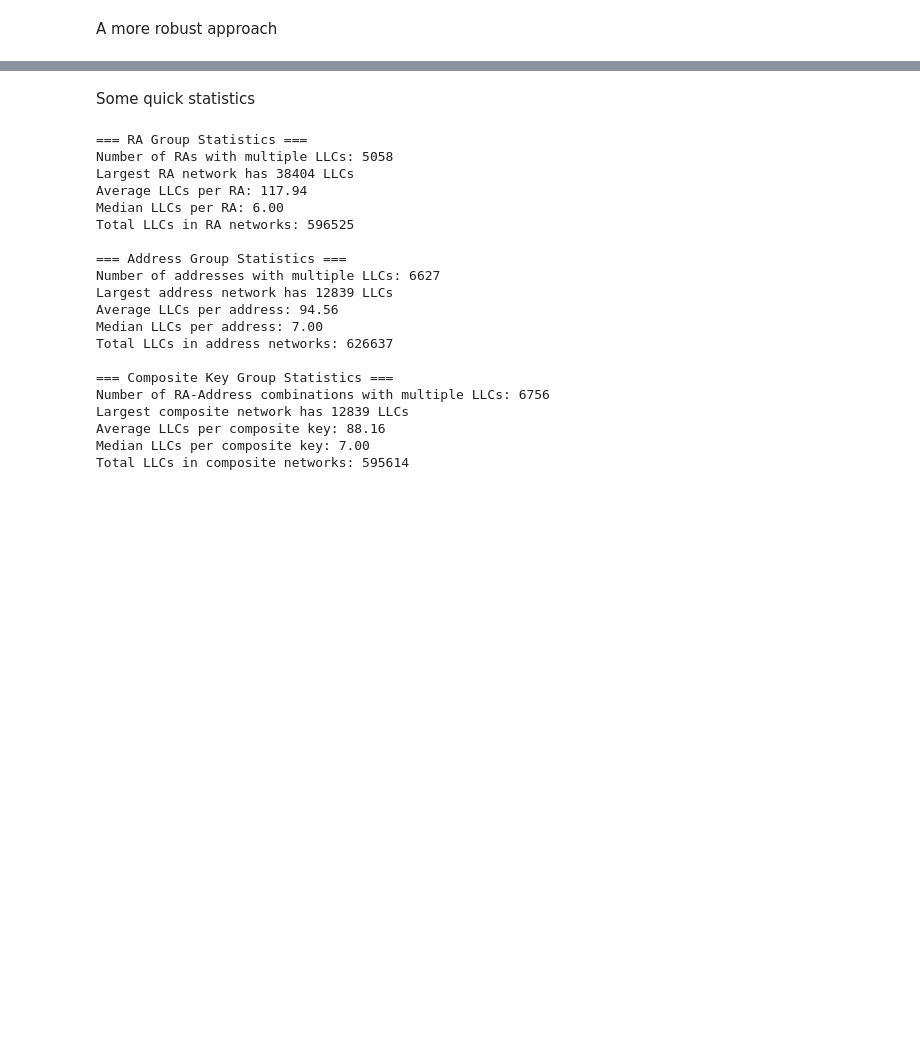
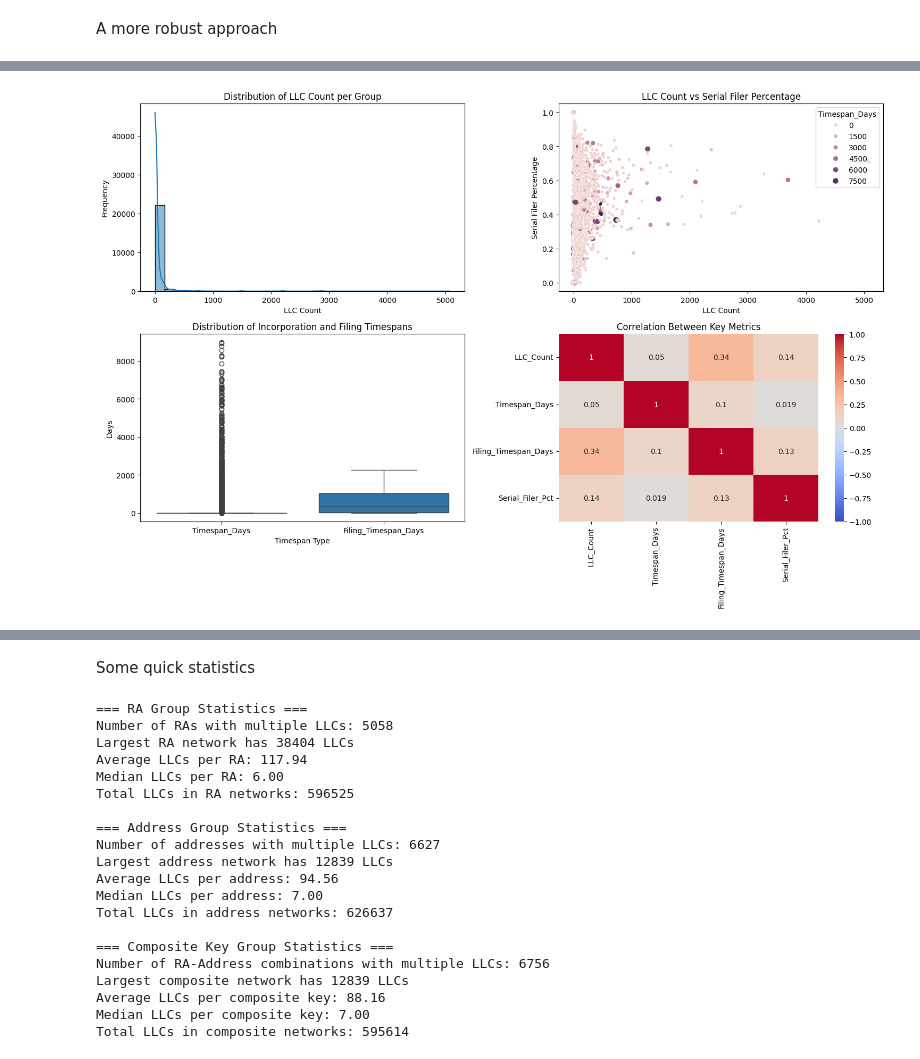
Before and after one commit to w-mayer/eviction_data, a Jupyter notebook: SCRIPTS/evictions_eda.ipynb, the cells around one changed output, grey strips where cells are left out. Drawn from its saved outputs; the diff is of its cells as text; code cells hidden in the pictures; blank space fills up the shorter version.

```diff
--- a/SCRIPTS/evictions_eda.ipynb
+++ b/SCRIPTS/evictions_eda.ipynb
@@ -207,0 +180,3 @@ Top groups by Composite Key:
+# %%
+df['IncorpDate'] = pd.to_datetime(df['IncorpDate'], errors='coerce')
+df['filed_date'] = pd.to_datetime(df['filed_date'], errors='coerce')
@@ -207,0 +239,10 @@ Top groups by Composite Key:
+# %%
+#Dynamic analysis! See example usage
+fields = ['RA-Name_normalized', 'Street1_normalized', 'plaintiff_attorney_normalized']
+df, composite_key = create_composite_key(df, fields)
+# %%
+groups, large_groups = analyze_llc_networks(df, composite_key)
+# %%
+print("=== Summary Statistics ===")
+key_metrics = ['LLC_Count', 'Timespan_Days', 'Filing_Timespan_Days', 'Serial_Filer_Pct']
+print(groups[key_metrics].describe())
@@ -207,0 +275,36 @@ Top groups by Composite Key:
+# %%
+plt.figure(figsize=(15, 10))
+
+# 2.1 Histogram of LLC Count
+plt.subplot(2, 2, 1)
+sns.histplot(groups['LLC_Count'], bins=30, kde=True)
+plt.title('Distribution of LLC Count per Group')
+plt.xlabel('LLC Count')
+plt.ylabel('Frequency')
+
+# 2.2 Scatter plot: LLC Count vs Serial Filer Percentage
+plt.subplot(2, 2, 2)
+sns.scatterplot(data=groups, x='LLC_Count', y='Serial_Filer_Pct', size='Timespan_Days', hue='Timespan_Days')
+plt.title('LLC Count vs Serial Filer Percentage')
+plt.xlabel('LLC Count')
+plt.ylabel('Serial Filer Percentage')
+
+# 2.3 Box plot of Timespan Days
+plt.subplot(2, 2, 3)
+sns.boxplot(data=groups[['Timespan_Days', 'Filing_Timespan_Days']].melt(), x='variable', y='value')
+plt.title('Distribution of Incorporation and Filing Timespans')
+plt.xlabel('Timespan Type')
+plt.ylabel('Days')
+
+# 2.4 Correlation heatmap
+plt.subplot(2, 2, 4)
+corr = groups[key_metrics].corr()
+sns.heatmap(corr, annot=True, cmap='coolwarm', vmin=-1, vmax=1)
+plt.title('Correlation Between Key Metrics')
+
+plt.tight_layout()
+plt.show()
+plt.savefig('composite_groups_eda.png')
+plt.close()
+# %% [output]
+[figure, added]
```
Also changed, not shown: parts of 36 cells of this notebook, 2 other files.
